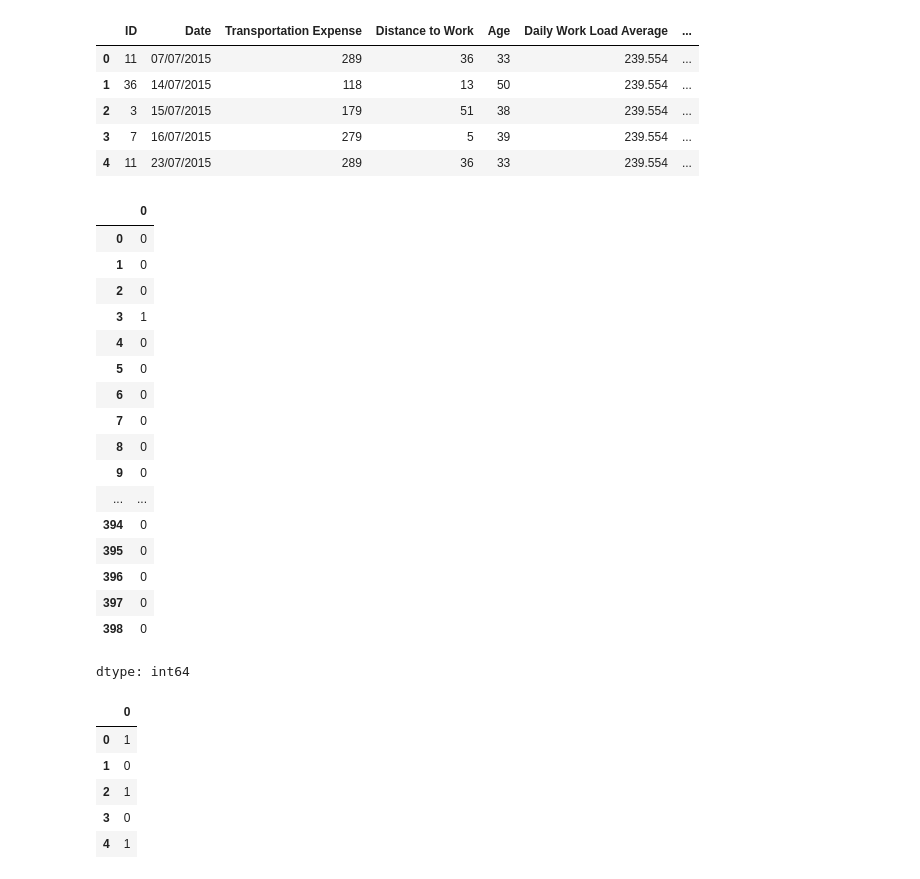
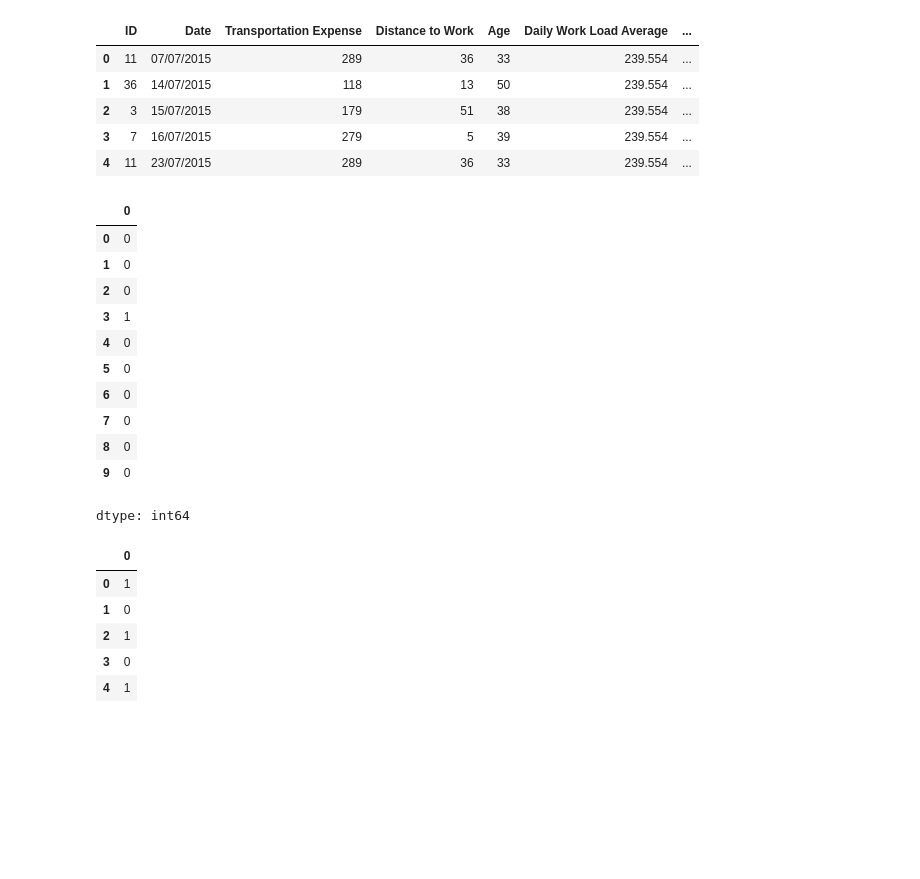
Before and after one commit to krishnavarathan/python-data-analysis, a Jupyter notebook: Absenteesium_Data_Preprocessing.ipynb, the cells around one changed output. Cells and saved outputs as stored; diff of their text form; code cells hidden in the pictures; blank space fills up the shorter version.

```diff
--- a/Absenteesium_Data_Preprocessing.ipynb
+++ b/Absenteesium_Data_Preprocessing.ipynb
@@ -59,6 +59,6 @@ pandas.core.frame.DataFrame
 df= data.copy()
 # %%
 # Displying all the clomns and rows
-pd.options.display.max_columns=None
-pd.options.display.max_rows=None
+# pd.options.display.max_columns=None
+# pd.options.display.max_rows=None
 # %%
@@ -280,25 +242,19 @@ df.head()
 | 4 | 11 | 23/07/2015 | 289 | 36 | 33 | 239.554 | ... |
 # %%
 # Spliting the columns
-reason_columns.loc[:, 1:14].max(axis=1)
+reason_columns.loc[:, 1:14].max(axis=1).head(10)
 # %% [output]
 |  | 0 |
 | 0 | 0 |
 | 1 | 0 |
 | 2 | 0 |
 | 3 | 1 |
 | 4 | 0 |
 | 5 | 0 |
 | 6 | 0 |
 | 7 | 0 |
 | 8 | 0 |
 | 9 | 0 |
-| ... | ... |
-| 394 | 0 |
-| 395 | 0 |
-| 396 | 0 |
-| 397 | 0 |
-| 398 | 0 |
 dtype: int64
 # %%
 # Grouping the Reason for Absence column
```
Also changed, not shown: parts of 6 cells of this notebook.
